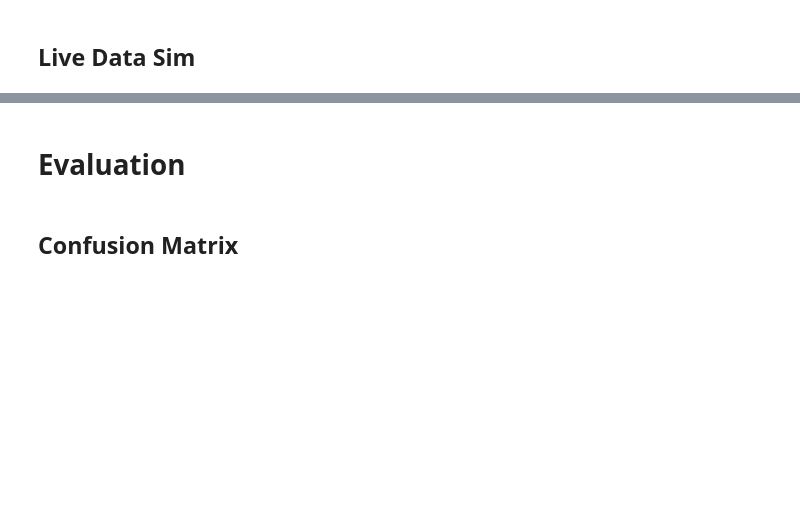
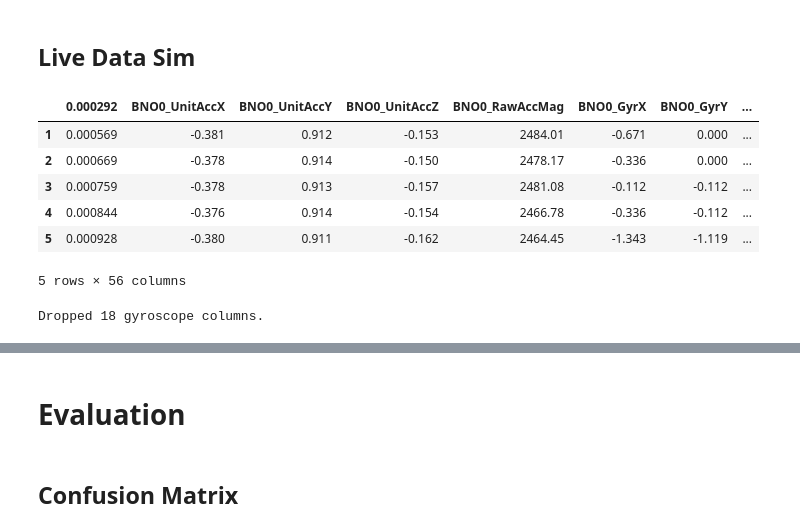
Before and after one commit to amiouepk/ECE-SP-26-18-Capstone-Project, a Jupyter notebook: Jag/python/Jag_Rock,_Paper,_Scissors_Classification.ipynb, the cells around one changed output, grey strips where cells are left out. Saved outputs shown, nothing was run; the diff lists cells and outputs as text; code cells hidden in the pictures; blank space fills up the shorter version.

```diff
--- a/Jag/python/Jag_Rock,_Paper,_Scissors_Classification.ipynb
+++ b/Jag/python/Jag_Rock,_Paper,_Scissors_Classification.ipynb
@@ -607 +768,22 @@ plt.show()
+# %%
+df_test.head()
+# %% [output]
+|  | 0.000292 | BNO0_UnitAccX | BNO0_UnitAccY | BNO0_UnitAccZ | BNO0_RawAccMag | BNO0_GyrX | BNO0_GyrY | ... |
+| 1 | 0.000569 | -0.381 | 0.912 | -0.153 | 2484.01 | -0.671 | 0.000 | ... |
+| 2 | 0.000669 | -0.378 | 0.914 | -0.150 | 2478.17 | -0.336 | 0.000 | ... |
+| 3 | 0.000759 | -0.378 | 0.913 | -0.157 | 2481.08 | -0.112 | -0.112 | ... |
+| 4 | 0.000844 | -0.376 | 0.914 | -0.154 | 2466.78 | -0.336 | -0.112 | ... |
+| 5 | 0.000928 | -0.380 | 0.911 | -0.162 | 2464.45 | -1.343 | -1.119 | ... |
+5 rows × 56 columns
+# %%
+# # 1. Clean the data based on movement intensity
+# df_test = filter_gyro_spikes(df_test, threshold=150.0)
+
+# 2. Strip the gyro features if you want a purely static-pose model
+df_test = drop_gyro_columns(df_test)
+
+# 3. Get mean and variance
+df_test = get_window_data(df_test, 5)
+# %% [output]
+Dropped 18 gyroscope columns.
 # %%
```
Also changed, not shown: parts of 41 cells of this notebook, 22 other files.
